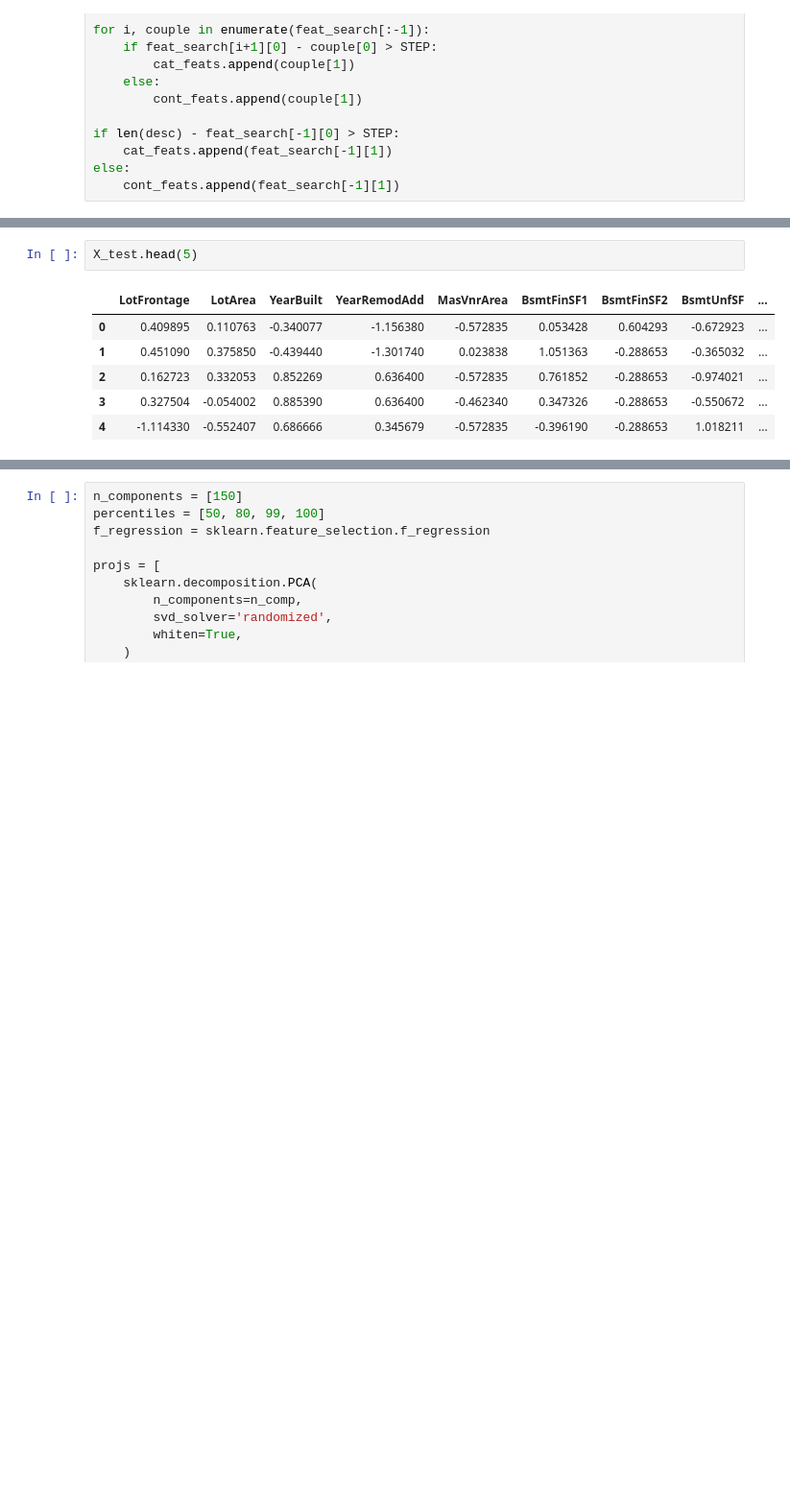
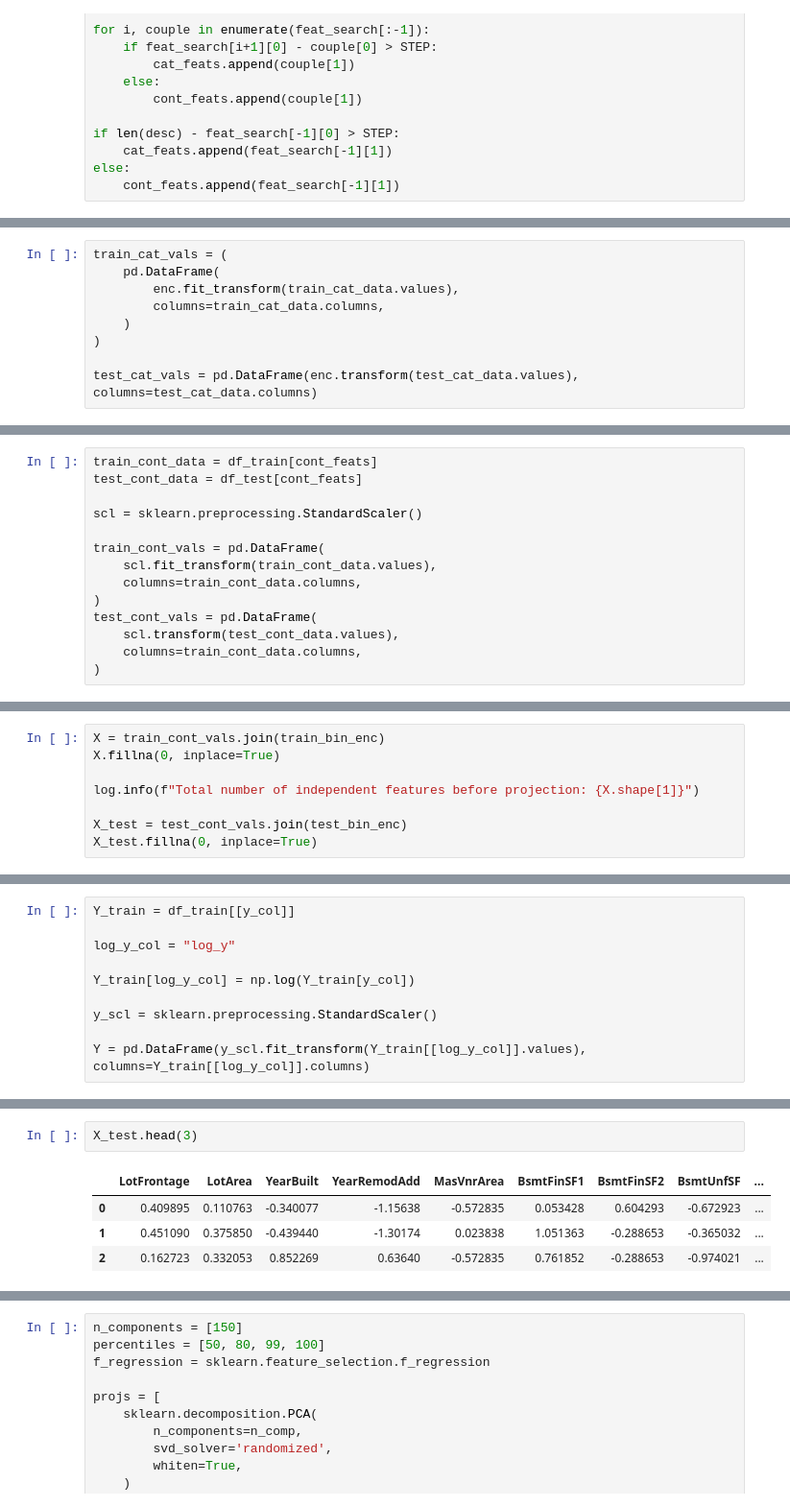
Before and after one commit to jamescorbin/kaggle, a Jupyter notebook: house_prices_regression/code/house_prices_regression.ipynb, the cells around one changed output, grey strips where cells are left out. Shown at 96% size. Cells and saved outputs as stored; diff of their text form; blank space fills up the shorter version.

```diff
--- a/house_prices_regression/code/house_prices_regression.ipynb
+++ b/house_prices_regression/code/house_prices_regression.ipynb
@@ -516,0 +225,9 @@ class MixedDataProcessor(sklearn.base.TransformerMixin):
+# %%
+train_cat_vals = (
+    pd.DataFrame(
+        enc.fit_transform(train_cat_data.values),
+        columns=train_cat_data.columns,
+    )
+)
+
+test_cat_vals = pd.DataFrame(enc.transform(test_cat_data.values), columns=test_cat_data.columns)
@@ -516,0 +282,14 @@ class MixedDataProcessor(sklearn.base.TransformerMixin):
+# %%
+train_cont_data = df_train[cont_feats]
+test_cont_data = df_test[cont_feats]
+
+scl = sklearn.preprocessing.StandardScaler()
+
+train_cont_vals = pd.DataFrame(
+    scl.fit_transform(train_cont_data.values),
+    columns=train_cont_data.columns,
+)
+test_cont_vals = pd.DataFrame(
+    scl.transform(test_cont_data.values),
+    columns=train_cont_data.columns,
+)
@@ -516,0 +324,8 @@ class MixedDataProcessor(sklearn.base.TransformerMixin):
+# %%
+X = train_cont_vals.join(train_bin_enc)
+X.fillna(0, inplace=True)
+
+log.info(f"Total number of independent features before projection: {X.shape[1]}")
+
+X_test = test_cont_vals.join(test_bin_enc)
+X_test.fillna(0, inplace=True)
@@ -516,0 +348,10 @@ class MixedDataProcessor(sklearn.base.TransformerMixin):
+# %%
+Y_train = df_train[[y_col]]
+
+log_y_col = "log_y"
+
+Y_train[log_y_col] = np.log(Y_train[y_col])
+
+y_scl = sklearn.preprocessing.StandardScaler()
+
+Y = pd.DataFrame(y_scl.fit_transform(Y_train[[log_y_col]].values), columns=Y_train[[log_y_col]].columns)
@@ -546,9 +482,7 @@ X.head(5)
 # %%
-X_test.head(5)
+X_test.head(3)
 # %% [output]
 |  | LotFrontage | LotArea | YearBuilt | YearRemodAdd | MasVnrArea | BsmtFinSF1 | BsmtFinSF2 | BsmtUnfSF | ... |
-| 0 | 0.409895 | 0.110763 | -0.340077 | -1.156380 | -0.572835 | 0.053428 | 0.604293 | -0.672923 | ... |
-| 1 | 0.451090 | 0.375850 | -0.439440 | -1.301740 | 0.023838 | 1.051363 | -0.288653 | -0.365032 | ... |
-| 2 | 0.162723 | 0.332053 | 0.852269 | 0.636400 | -0.572835 | 0.761852 | -0.288653 | -0.974021 | ... |
-| 3 | 0.327504 | -0.054002 | 0.885390 | 0.636400 | -0.462340 | 0.347326 | -0.288653 | -0.550672 | ... |
-| 4 | -1.114330 | -0.552407 | 0.686666 | 0.345679 | -0.572835 | -0.396190 | -0.288653 | 1.018211 | ... |
+| 0 | 0.409895 | 0.110763 | -0.340077 | -1.15638 | -0.572835 | 0.053428 | 0.604293 | -0.672923 | ... |
+| 1 | 0.451090 | 0.375850 | -0.439440 | -1.30174 | 0.023838 | 1.051363 | -0.288653 | -0.365032 | ... |
+| 2 | 0.162723 | 0.332053 | 0.852269 | 0.63640 | -0.572835 | 0.761852 | -0.288653 | -0.974021 | ... |
```
Also changed, not shown: parts of 105 cells of this notebook.
